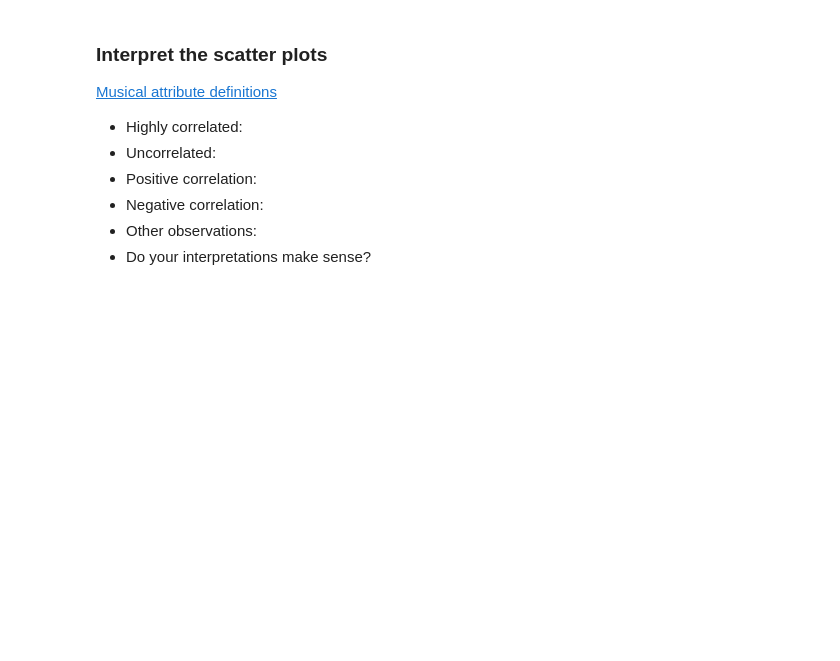
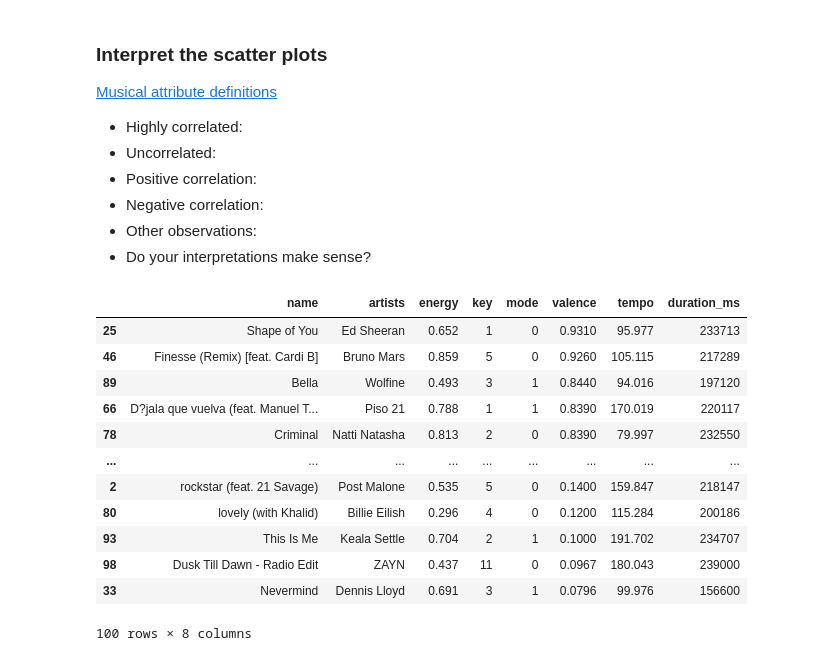
Before and after one commit to Jdalarmi/DataScience, a Jupyter notebook: app/Exploratory_Data_Analysis/Assigment_Vizualizing_data.ipynb, the cells around one changed output. Saved outputs shown, nothing was run; the diff lists cells and outputs as text; code cells hidden in the pictures; blank space fills up the shorter version.

```diff
--- a/app/Exploratory_Data_Analysis/Assigment_Vizualizing_data.ipynb
+++ b/app/Exploratory_Data_Analysis/Assigment_Vizualizing_data.ipynb
@@ -92,3 +92,19 @@ Sarah
 * Negative correlation:
 * Other observations:
 * Do your interpretations make sense?
+# %%
+songs.sort_values(by='valence', ascending=False)
+# %% [output]
+|  | name | artists | energy | key | mode | valence | tempo | duration_ms |
+| 25 | Shape of You | Ed Sheeran | 0.652 | 1 | 0 | 0.9310 | 95.977 | 233713 |
+| 46 | Finesse (Remix) [feat. Cardi B] | Bruno Mars | 0.859 | 5 | 0 | 0.9260 | 105.115 | 217289 |
+| 89 | Bella | Wolfine | 0.493 | 3 | 1 | 0.8440 | 94.016 | 197120 |
+| 66 | D?jala que vuelva (feat. Manuel T... | Piso 21 | 0.788 | 1 | 1 | 0.8390 | 170.019 | 220117 |
+| 78 | Criminal | Natti Natasha | 0.813 | 2 | 0 | 0.8390 | 79.997 | 232550 |
+| ... | ... | ... | ... | ... | ... | ... | ... | ... |
+| 2 | rockstar (feat. 21 Savage) | Post Malone | 0.535 | 5 | 0 | 0.1400 | 159.847 | 218147 |
+| 80 | lovely (with Khalid) | Billie Eilish | 0.296 | 4 | 0 | 0.1200 | 115.284 | 200186 |
+| 93 | This Is Me | Keala Settle | 0.704 | 2 | 1 | 0.1000 | 191.702 | 234707 |
+| 98 | Dusk Till Dawn - Radio Edit | ZAYN | 0.437 | 11 | 0 | 0.0967 | 180.043 | 239000 |
+| 33 | Nevermind | Dennis Lloyd | 0.691 | 3 | 1 | 0.0796 | 99.976 | 156600 |
+100 rows × 8 columns
```
